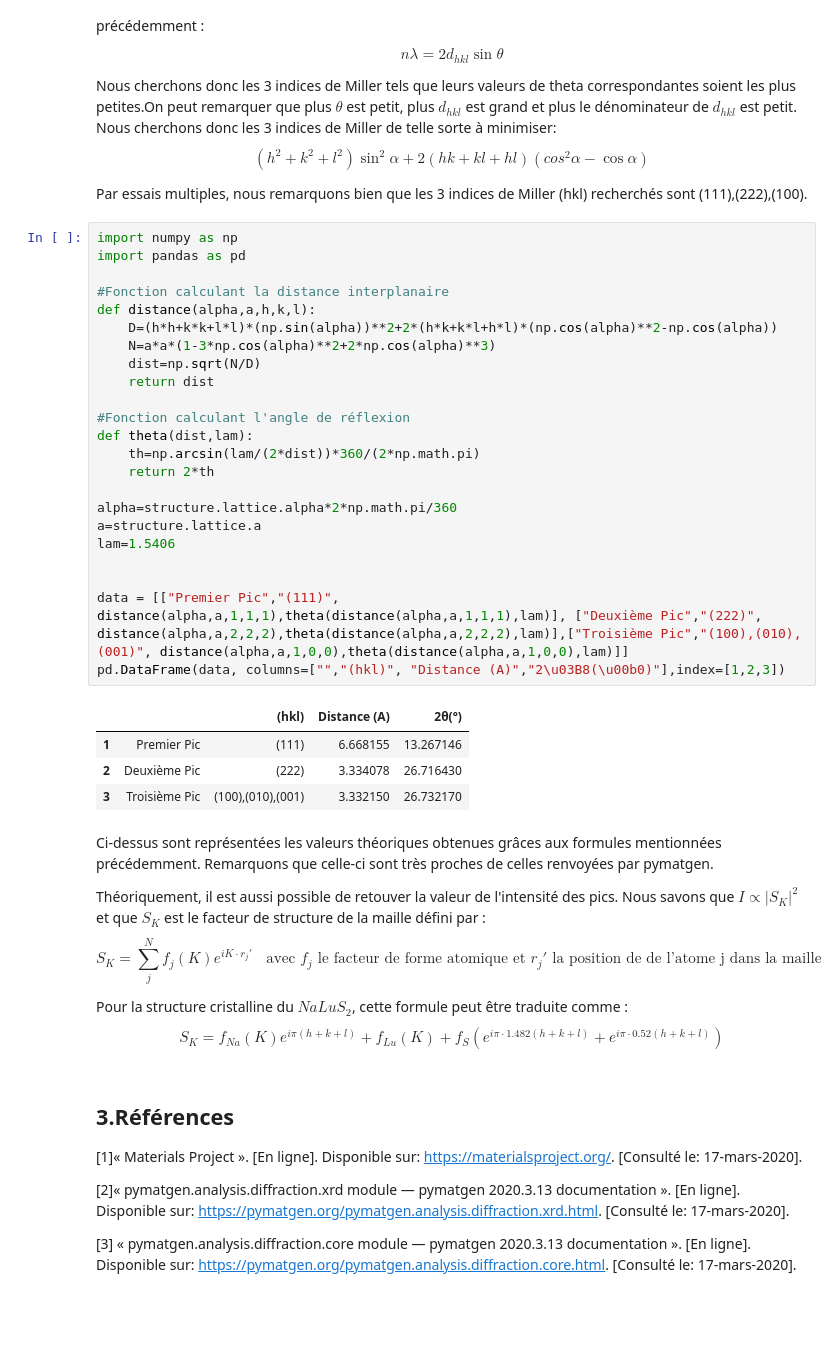
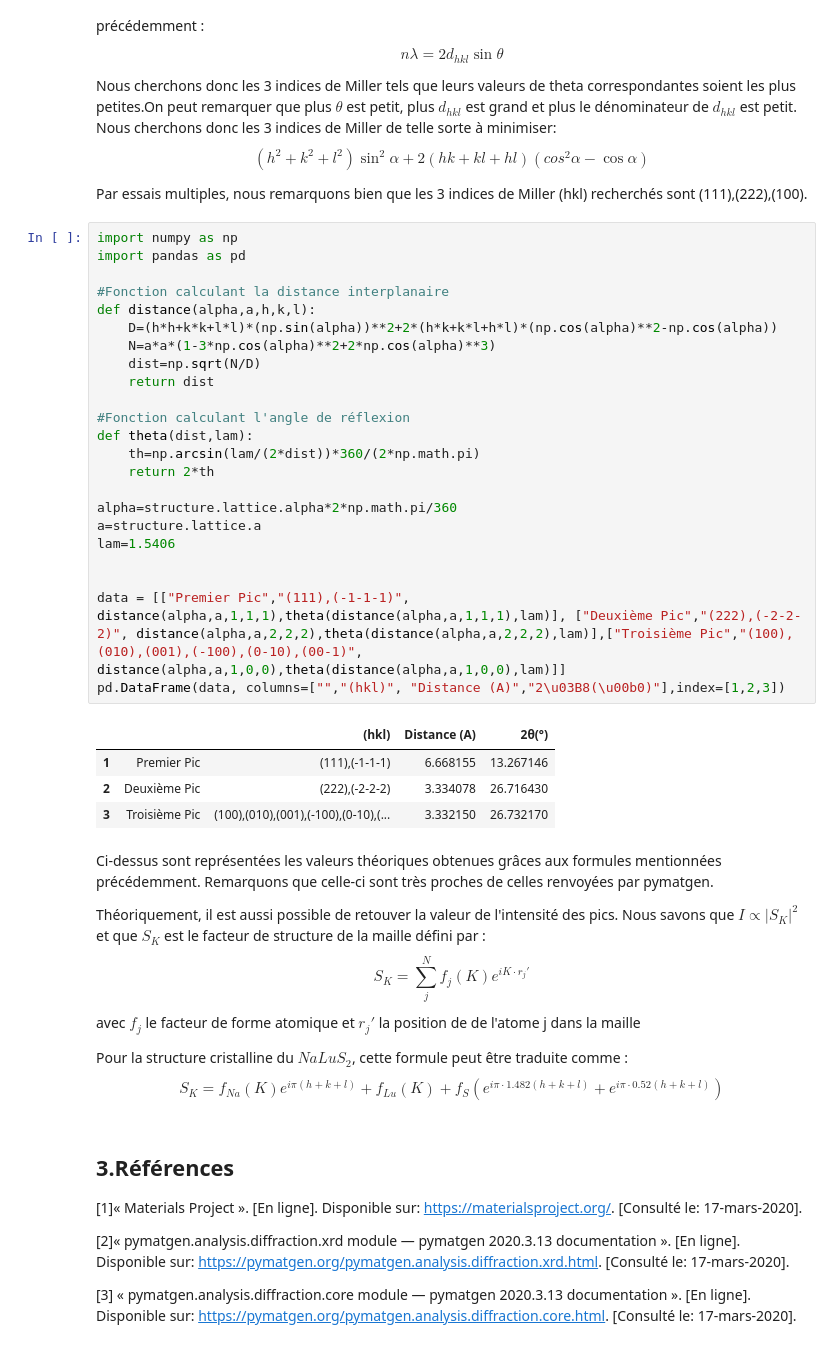
Before and after one commit to mvanrentergh/lmapr1492, a Jupyter notebook: xrd.ipynb, the cells around one changed output. Drawn from its saved outputs; the diff is of its cells as text; blank space fills up the shorter version.

```diff
--- a/xrd.ipynb
+++ b/xrd.ipynb
@@ -125,36 +125,37 @@ Par essais multiples, nous remarquons bien que les 3 indices de Miller (hkl) rec
 # %%
 import numpy as np
 import pandas as pd
 
 #Fonction calculant la distance interplanaire
 def distance(alpha,a,h,k,l):
     D=(h*h+k*k+l*l)*(np.sin(alpha))**2+2*(h*k+k*l+h*l)*(np.cos(alpha)**2-np.cos(alpha))
     N=a*a*(1-3*np.cos(alpha)**2+2*np.cos(alpha)**3)
     dist=np.sqrt(N/D)
     return dist
 
 #Fonction calculant l'angle de réflexion
 def theta(dist,lam):
     th=np.arcsin(lam/(2*dist))*360/(2*np.math.pi)
     return 2*th
 
 alpha=structure.lattice.alpha*2*np.math.pi/360
 a=structure.lattice.a
 lam=1.5406
 
 
-data = [["Premier Pic","(111)", distance(alpha,a,1,1,1),theta(distance(alpha,a,1,1,1),lam)], ["Deuxième Pic","(222)", distance(alpha,a,2,2,2),theta(distance(alpha,a,2,2,2),lam)],["Troisième Pic","(100),(010),(001)", distance(alpha,a,1,0,0),theta(distance(alpha,a,1,0,0),lam)]]
+data = [["Premier Pic","(111),(-1-1-1)", distance(alpha,a,1,1,1),theta(distance(alpha,a,1,1,1),lam)], ["Deuxième Pic","(222),(-2-2-2)", distance(alpha,a,2,2,2),theta(distance(alpha,a,2,2,2),lam)],["Troisième Pic","(100),(010),(001),(-100),(0-10),(00-1)", distance(alpha,a,1,0,0),theta(distance(alpha,a,1,0,0),lam)]]
 pd.DataFrame(data, columns=["","(hkl)", "Distance (A)","2\u03B8(\u00b0)"],index=[1,2,3])
 # %% [output]
 |  |  | (hkl) | Distance (A) | 2θ(°) |
-| 1 | Premier Pic | (111) | 6.668155 | 13.267146 |
-| 2 | Deuxième Pic | (222) | 3.334078 | 26.716430 |
-| 3 | Troisième Pic | (100),(010),(001) | 3.332150 | 26.732170 |
+| 1 | Premier Pic | (111),(-1-1-1) | 6.668155 | 13.267146 |
+| 2 | Deuxième Pic | (222),(-2-2-2) | 3.334078 | 26.716430 |
+| 3 | Troisième Pic | (100),(010),(001),(-100),(0-10),(... | 3.332150 | 26.732170 |
 # %% [markdown]
 Ci-dessus sont représentées les valeurs théoriques obtenues grâces aux formules mentionnées précédemment. Remarquons que celle-ci sont très proches de celles renvoyées par pymatgen.
 
 Théoriquement, il est aussi possible de retouver la valeur de l'intensité des pics.
-Nous savons que $I\propto |S_K|^2$ et que $S_K$ est le facteur de structure de la maille défini par :  $$S_K=\sum\limits^N_jf_j(K)e^{iK\cdot r_j'}\ \ \ \ \mbox{avec $f_j$ le facteur de forme atomique et $r_j'$ la position de de l'atome j dans la maille}$$
+Nous savons que $I\propto |S_K|^2$ et que $S_K$ est le facteur de structure de la maille défini par :  $$S_K=\sum\limits^N_jf_j(K)e^{iK\cdot r_j'}$$
+avec $f_j$ le facteur de forme atomique et $r_j'$ la position de de l'atome j dans la maille
 
 Pour la structure cristalline du $NaLuS_2$, cette formule peut être traduite comme :
 $$S_K=f_{Na}(K)e^{i\pi(h+k+l)}+f_{Lu}(K)+f_S\left(e^{i\pi\cdot 1.482(h+k+l)}+e^{i\pi\cdot 0.52(h+k+l)}\right)$$
```
